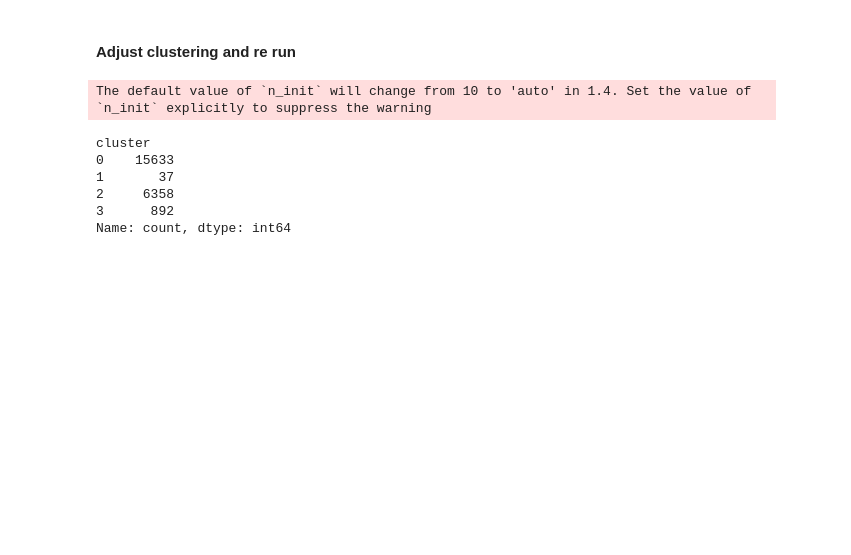
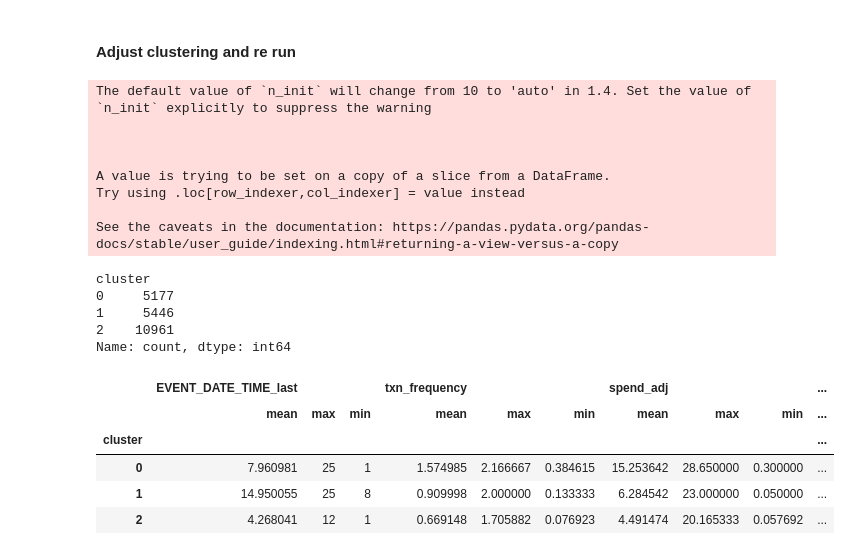
Before and after one commit to piukhq/snowdrops, a Jupyter notebook: eoy-analysis.ipynb, the cells around one changed output. Drawn from its saved outputs; the diff is of its cells as text; code cells hidden in the pictures; blank space fills up the shorter version.

Commit message:
neat RMF analysis

```diff
--- a/eoy-analysis.ipynb
+++ b/eoy-analysis.ipynb
@@ -165,0 +167,17 @@ px.scatter(user_level_txns_agg['SPEND_AMOUNT_sum'])
+# %%
+outlier_vars = list(user_level_txns_agg_reduced.columns)
+for column in outlier_vars:
+
+    lower_quartile = user_level_txns_agg_reduced[column].quantile(0.25)
+    print(column + "LQ" + str(lower_quartile))
+    upper_quartile = user_level_txns_agg_reduced[column].quantile(0.75)
+    print(column + "UQ" + str(upper_quartile))
+    iqr = upper_quartile - lower_quartile
+    iqr_extended = iqr * 1.5
+    min_border = lower_quartile - iqr_extended
+    max_border = upper_quartile + iqr_extended
+
+    outliers = user_level_txns_agg_reduced[(user_level_txns_agg_reduced[column] < min_border) |     (user_level_txns_agg_reduced[column] > max_border)].index
+    print(f"{len(outliers)} outliers detected in column {column}")
+
+    user_level_txns_agg_reduced.drop(outliers, inplace=True)
@@ -171,11 +216,7 @@ For this we will explore a simple Model called K-means clustering
 import sklearn
 from sklearn.cluster import KMeans
 from sklearn.preprocessing import StandardScaler
-
-
-
-#dropping timesersies data points
-user_level_txns_agg_reduced = user_level_txns_agg.drop(['EVENT_DATE_TIME_max', 'EVENT_DATE_TIME_min'], axis=1)
+from sklearn.metrics import silhouette_score
 # %% [markdown]
 ##### Scale the data
 # %%
@@ -247,3 +289,11 @@ The default value of `n_init` will change from 10 to 'auto' in 1.4. Set the valu
 
 
 The default value of `n_init` will change from 10 to 'auto' in 1.4. Set the value of `n_init` explicitly to suppress the warning
+# %%
+silhouette_avg = []
+for num_clusters in range (2,11):
+    km = KMeans(n_clusters=num_clusters)
+    km.fit(user_level_txns_agg_reduced)
+    cluster_labels = km.labels_
+    silhouette_avg.append([num_clusters, silhouette_score(user_level_txns_agg_reduced, cluster_labels)])
+silhouette_avg = pd.DataFrame(silhouette_avg, columns=["number_of_clusters", "silohouette_score"])
@@ -251,14 +335,20 @@ The default value of `n_init` will change from 10 to 'auto' in 1.4. Set the valu
 #### Adjust clustering and re run
 # %%
 #tune the model
-kmeans = KMeans(n_clusters=4)  # Specify the number of clusters
+kmeans = KMeans(n_clusters=3)  # Specify the number of clusters
 user_level_txns_agg_reduced['cluster'] = kmeans.fit_predict(scaled_data)
 user_level_txns_agg_reduced['cluster'].value_counts().sort_index()
 # %% [output]
 The default value of `n_init` will change from 10 to 'auto' in 1.4. Set the value of `n_init` explicitly to suppress the warning
+
+
+
+A value is trying to be set on a copy of a slice from a DataFrame.
+Try using .loc[row_indexer,col_indexer] = value instead
+
+See the caveats in the documentation: https://pandas.pydata.org/pandas-docs/stable/user_guide/indexing.html#returning-a-view-versus-a-copy
 cluster
-0    15633
-1       37
-2     6358
-3      892
+0     5177
+1     5446
+2    10961
 Name: count, dtype: int64
@@ -264,0 +359,13 @@ Name: count, dtype: int64
+# %%
+analysis = user_level_txns_agg_reduced.groupby('cluster').agg({
+    'EVENT_DATE_TIME_last':['mean','max','min'],
+    'txn_frequency':['mean','max','min'],
+    'spend_adj':['mean','max','min','count']})
+analysis
+# %% [output]
+|  | EVENT_DATE_TIME_last |  |  | txn_frequency |  |  | spend_adj |  |  | ... |
+|  | mean | max | min | mean | max | min | mean | max | min | ... |
+| cluster |  |  |  |  |  |  |  |  |  | ... |
+| 0 | 7.960981 | 25 | 1 | 1.574985 | 2.166667 | 0.384615 | 15.253642 | 28.650000 | 0.300000 | ... |
+| 1 | 14.950055 | 25 | 8 | 0.909998 | 2.000000 | 0.133333 | 6.284542 | 23.000000 | 0.050000 | ... |
+| 2 | 4.268041 | 12 | 1 | 0.669148 | 1.705882 | 0.076923 | 4.491474 | 20.165333 | 0.057692 | ... |
```
Also changed, not shown: parts of 24 cells of this notebook, 1 other file.
